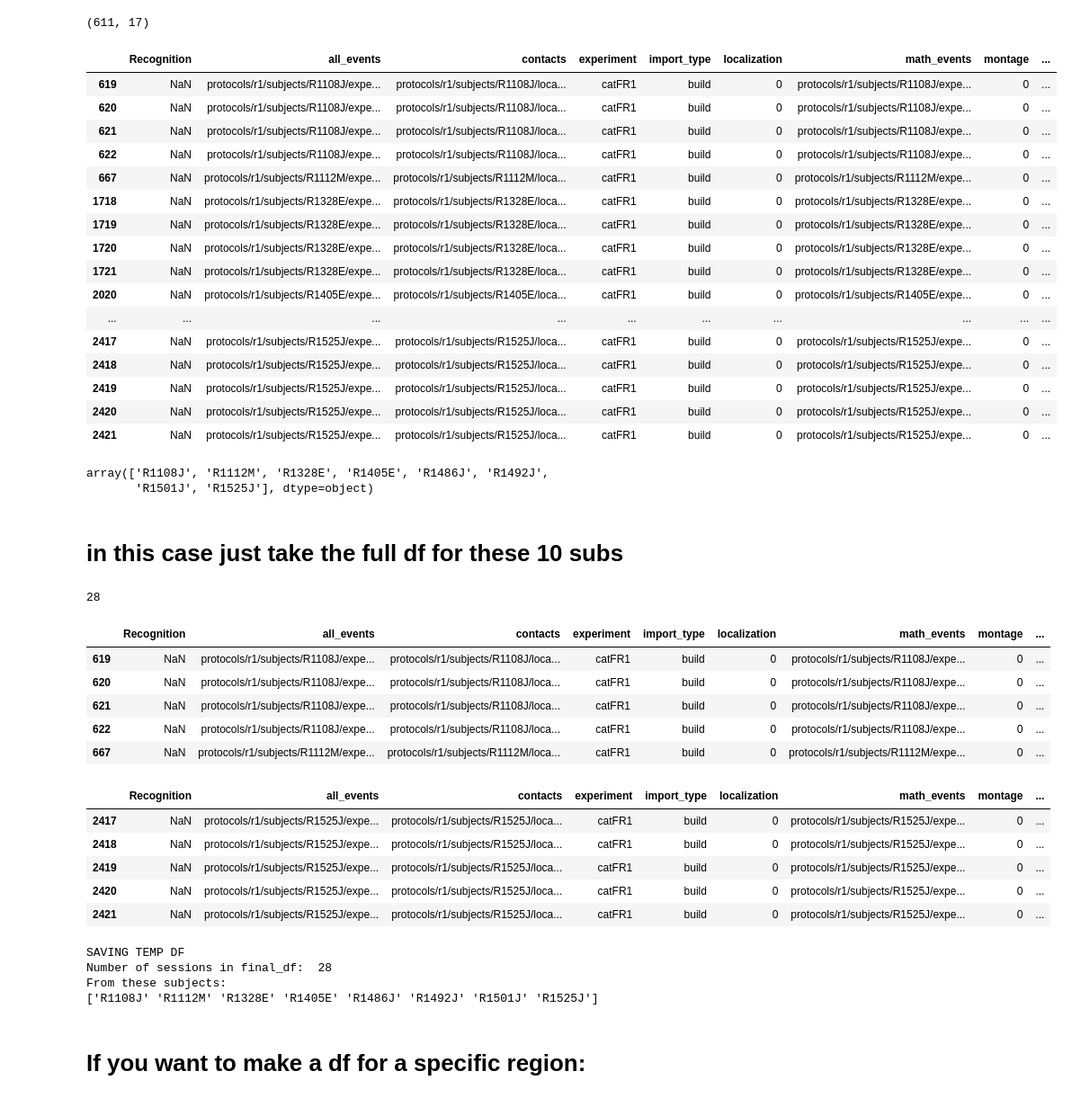
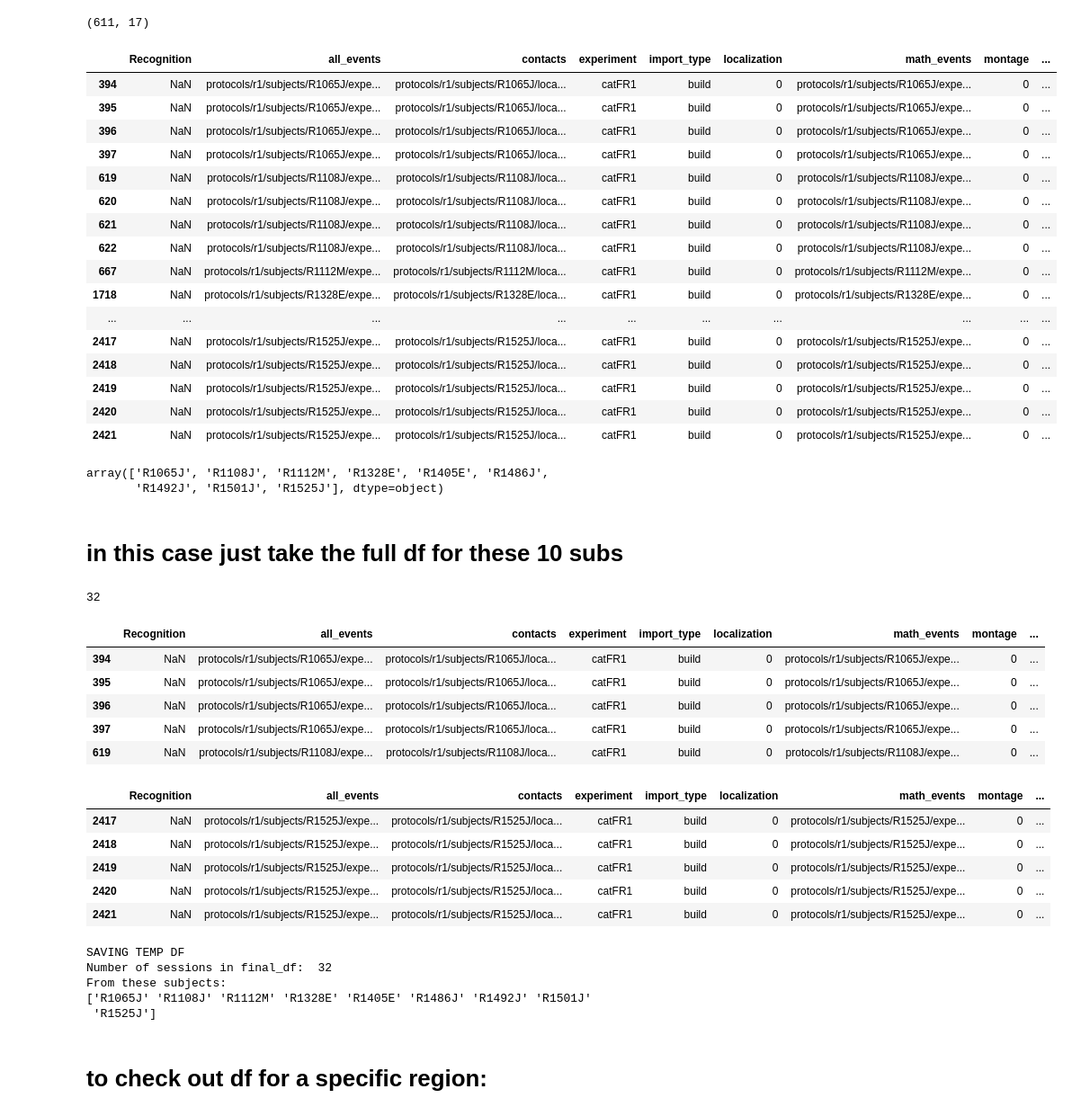
Before and after one commit to jjsakon/SWRrefactored, a Jupyter notebook: code/getSubDFforSlurm.ipynb, the cells around one changed output. Shown at 90% size. Drawn from its saved outputs; the diff is of its cells as text; code cells hidden in the pictures.

```diff
--- a/code/getSubDFforSlurm.ipynb
+++ b/code/getSubDFforSlurm.ipynb
@@ -111,44 +111,44 @@ exp_df.shape
 # subs = ['R1054J','R1345D','R1048E','R1328E','R1308T', # first 2 are sr ≥ 1000. 3rd is 500 Hz.
 #         'R1137E','R1136N','R1094T','R1122E','R1385E']#, # nice example FR1 subs used in Fig. 2
 #         'R1405E','R1486J','R1501J'] # adding in 3 catFR only patients that will go into Fig. 4
 # subs = ['R1120E','R1349T','R1397D','R1332M','R1299T'] # FR1 patients with electrode search ranges limited per SWR problem sessions doc on Box
 # subs = ['R1269E','R1328E','R1367D','R1397D','R1405E','R1405E','R1447M','R1469D'] # catFR1 patients with electrode search changes limited
 # subs = ['R1065J','R1492J','R1525J'] # killer subs
 # subs = ['R1030J','R1035M'] # MFG subs
 # subs = ['R1207J'] #'R1035M'] #['R1108J'] # R1065J # 'R1035M' #R1086M
 # subs = ['R1111M','R1108J','R1191J','R1229M','R1247P','R1264P','R1261P','R1016M','R1065J','R1191J',
 #         'R1190P','R1254E','R1337E','R1118N','R1153T','R1156D'] # FR1 patients that are getting encoding memory errors
 # subs = ['R1051J','R1118N','R1154D','R1207J','R1308T','R1311T','R1329T','R1334T','R1336T','R1334T',
 #         'R1342M','R1212P','R1346T','R1311T','R1323T','R1329T','R1342M','R1346T','R1367D','R1569T'] # catFR1 memory error patients
 
 # subs = ['R1001P','R1002P','R1003P','R1006P','R1010J','R1018P','R1020J','R1022J', # mimicking test session
 #         'R1023J','R1026D','R1027J','R1030J','R1031M','R1032D','R1033D','R1034D']
 # subs = ['R1367D'] #['R1525J'] #['R1367D'] #R1065J'
 
 # # FR1 subs 2024-08-05
 # subs = ['R1010J','R1054J','R1048E','R1328E','R1308T',
 #         'R1137E','R1136N','R1122E','R1112M','R1108J'] # removed R1094T who used Spanish
 # catFR1 subs 2024-08-05
 subs = ['R1137E','R1136N','R1122E','R1112M','R1108J',
-       'R1328E','R1308T','R1405E','R1486J','R1501J','R1525J','R1492J']
+       'R1328E','R1308T','R1405E','R1486J','R1501J','R1525J','R1492J','R1065J']
 
 sub_df = exp_df[(exp_df.subject.isin(subs))  & (exp_df.experiment == exp)] # all sessions for subs
 # sub_df = df[(df.subject.isin(subs))  & (df.experiment == exp) & (df.session==1)] # single session
 # sub_df = df[(df.experiment == exp) & (df.session == 0)] # all FR subs
 # sub_df = sub_df[0:1]
 sub_df
 # %% [output]
 |  | Recognition | all_events | contacts | experiment | import_type | localization | math_events | montage | ... |
+| 394 | NaN | protocols/r1/subjects/R1065J/expe... | protocols/r1/subjects/R1065J/loca... | catFR1 | build | 0 | protocols/r1/subjects/R1065J/expe... | 0 | ... |
+| 395 | NaN | protocols/r1/subjects/R1065J/expe... | protocols/r1/subjects/R1065J/loca... | catFR1 | build | 0 | protocols/r1/subjects/R1065J/expe... | 0 | ... |
+| 396 | NaN | protocols/r1/subjects/R1065J/expe... | protocols/r1/subjects/R1065J/loca... | catFR1 | build | 0 | protocols/r1/subjects/R1065J/expe... | 0 | ... |
+| 397 | NaN | protocols/r1/subjects/R1065J/expe... | protocols/r1/subjects/R1065J/loca... | catFR1 | build | 0 | protocols/r1/subjects/R1065J/expe... | 0 | ... |
 | 619 | NaN | protocols/r1/subjects/R1108J/expe... | protocols/r1/subjects/R1108J/loca... | catFR1 | build | 0 | protocols/r1/subjects/R1108J/expe... | 0 | ... |
 | 620 | NaN | protocols/r1/subjects/R1108J/expe... | protocols/r1/subjects/R1108J/loca... | catFR1 | build | 0 | protocols/r1/subjects/R1108J/expe... | 0 | ... |
 | 621 | NaN | protocols/r1/subjects/R1108J/expe... | protocols/r1/subjects/R1108J/loca... | catFR1 | build | 0 | protocols/r1/subjects/R1108J/expe... | 0 | ... |
 | 622 | NaN | protocols/r1/subjects/R1108J/expe... | protocols/r1/subjects/R1108J/loca... | catFR1 | build | 0 | protocols/r1/subjects/R1108J/expe... | 0 | ... |
 | 667 | NaN | protocols/r1/subjects/R1112M/expe... | protocols/r1/subjects/R1112M/loca... | catFR1 | build | 0 | protocols/r1/subjects/R1112M/expe... | 0 | ... |
 | 1718 | NaN | protocols/r1/subjects/R1328E/expe... | protocols/r1/subjects/R1328E/loca... | catFR1 | build | 0 | protocols/r1/subjects/R1328E/expe... | 0 | ... |
-| 1719 | NaN | protocols/r1/subjects/R1328E/expe... | protocols/r1/subjects/R1328E/loca... | catFR1 | build | 0 | protocols/r1/subjects/R1328E/expe... | 0 | ... |
-| 1720 | NaN | protocols/r1/subjects/R1328E/expe... | protocols/r1/subjects/R1328E/loca... | catFR1 | build | 0 | protocols/r1/subjects/R1328E/expe... | 0 | ... |
-| 1721 | NaN | protocols/r1/subjects/R1328E/expe... | protocols/r1/subjects/R1328E/loca... | catFR1 | build | 0 | protocols/r1/subjects/R1328E/expe... | 0 | ... |
-| 2020 | NaN | protocols/r1/subjects/R1405E/expe... | protocols/r1/subjects/R1405E/loca... | catFR1 | build | 0 | protocols/r1/subjects/R1405E/expe... | 0 | ... |
 | ... | ... | ... | ... | ... | ... | ... | ... | ... | ... |
 | 2417 | NaN | protocols/r1/subjects/R1525J/expe... | protocols/r1/subjects/R1525J/loca... | catFR1 | build | 0 | protocols/r1/subjects/R1525J/expe... | 0 | ... |
 | 2418 | NaN | protocols/r1/subjects/R1525J/expe... | protocols/r1/subjects/R1525J/loca... | catFR1 | build | 0 | protocols/r1/subjects/R1525J/expe... | 0 | ... |
@@ -158,8 +158,8 @@ sub_df
 # %%
 np.unique(sub_df.subject)
 # %% [output]
-array(['R1108J', 'R1112M', 'R1328E', 'R1405E', 'R1486J', 'R1492J',
-       'R1501J', 'R1525J'], dtype=object)
+array(['R1065J', 'R1108J', 'R1112M', 'R1328E', 'R1405E', 'R1486J',
+       'R1492J', 'R1501J', 'R1525J'], dtype=object)
 # %% [markdown]
 # in this case just take the full df for these 10 subs
 # %%
@@ -168,13 +168,13 @@ len(final_df)
 final_df.head()
 final_df.tail()
 # %% [output]
-28
+32
 |  | Recognition | all_events | contacts | experiment | import_type | localization | math_events | montage | ... |
+| 394 | NaN | protocols/r1/subjects/R1065J/expe... | protocols/r1/subjects/R1065J/loca... | catFR1 | build | 0 | protocols/r1/subjects/R1065J/expe... | 0 | ... |
+| 395 | NaN | protocols/r1/subjects/R1065J/expe... | protocols/r1/subjects/R1065J/loca... | catFR1 | build | 0 | protocols/r1/subjects/R1065J/expe... | 0 | ... |
+| 396 | NaN | protocols/r1/subjects/R1065J/expe... | protocols/r1/subjects/R1065J/loca... | catFR1 | build | 0 | protocols/r1/subjects/R1065J/expe... | 0 | ... |
+| 397 | NaN | protocols/r1/subjects/R1065J/expe... | protocols/r1/subjects/R1065J/loca... | catFR1 | build | 0 | protocols/r1/subjects/R1065J/expe... | 0 | ... |
 | 619 | NaN | protocols/r1/subjects/R1108J/expe... | protocols/r1/subjects/R1108J/loca... | catFR1 | build | 0 | protocols/r1/subjects/R1108J/expe... | 0 | ... |
-| 620 | NaN | protocols/r1/subjects/R1108J/expe... | protocols/r1/subjects/R1108J/loca... | catFR1 | build | 0 | protocols/r1/subjects/R1108J/expe... | 0 | ... |
-| 621 | NaN | protocols/r1/subjects/R1108J/expe... | protocols/r1/subjects/R1108J/loca... | catFR1 | build | 0 | protocols/r1/subjects/R1108J/expe... | 0 | ... |
-| 622 | NaN | protocols/r1/subjects/R1108J/expe... | protocols/r1/subjects/R1108J/loca... | catFR1 | build | 0 | protocols/r1/subjects/R1108J/expe... | 0 | ... |
-| 667 | NaN | protocols/r1/subjects/R1112M/expe... | protocols/r1/subjects/R1112M/loca... | catFR1 | build | 0 | protocols/r1/subjects/R1112M/expe... | 0 | ... |
 |  | Recognition | all_events | contacts | experiment | import_type | localization | math_events | montage | ... |
 | 2417 | NaN | protocols/r1/subjects/R1525J/expe... | protocols/r1/subjects/R1525J/loca... | catFR1 | build | 0 | protocols/r1/subjects/R1525J/expe... | 0 | ... |
 | 2418 | NaN | protocols/r1/subjects/R1525J/expe... | protocols/r1/subjects/R1525J/loca... | catFR1 | build | 0 | protocols/r1/subjects/R1525J/expe... | 0 | ... |
@@ -200,9 +200,10 @@ if save_df == 1:
     print(np.unique(final_df.subject))
 # %% [output]
 SAVING TEMP DF
-Number of sessions in final_df:  28
+Number of sessions in final_df:  32
 From these subjects:
-['R1108J' 'R1112M' 'R1328E' 'R1405E' 'R1486J' 'R1492J' 'R1501J' 'R1525J']
+['R1065J' 'R1108J' 'R1112M' 'R1328E' 'R1405E' 'R1486J' 'R1492J' 'R1501J'
+ 'R1525J']
 # %% [markdown]
-# If you want to make a df for a specific region:
+# to check out df for a specific region:
 # %%
```
Also changed, not shown: parts of 2 cells of this notebook, 2 other files.
